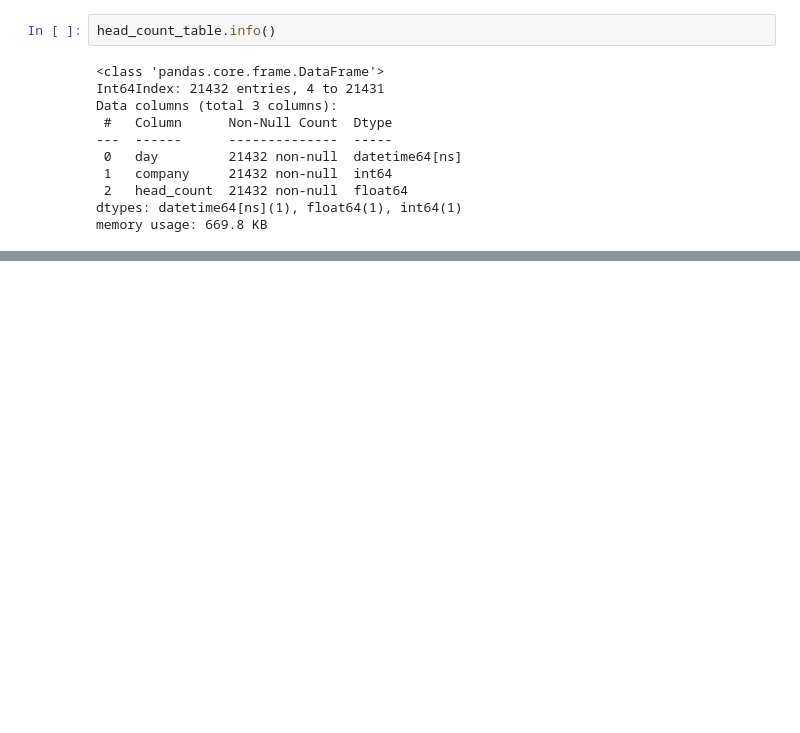
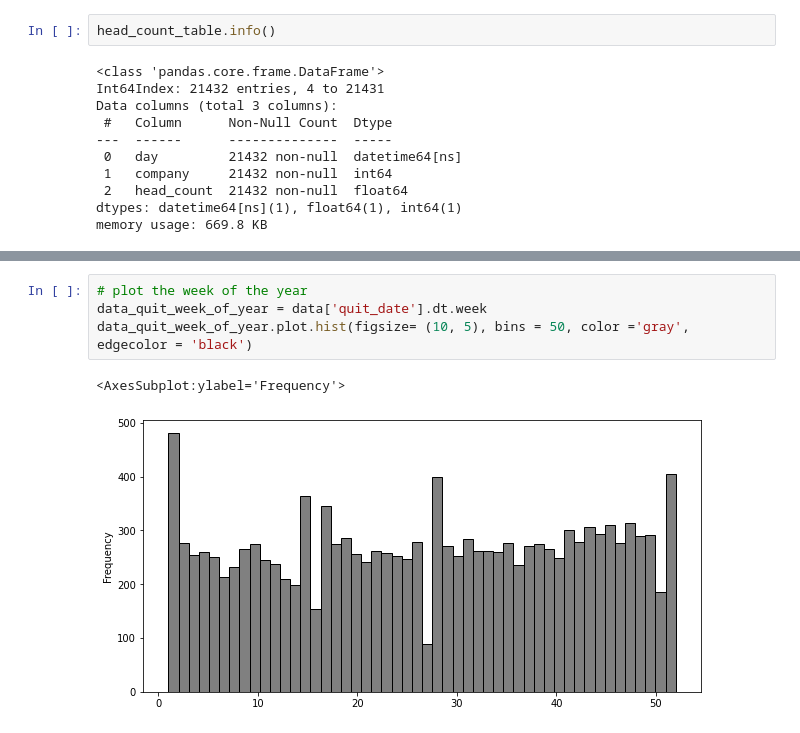
Before and after one commit to menghe2727/data_science, a Jupyter notebook: employee_retention/employee_retention.ipynb, the cells around one changed output, grey strips where cells are left out. Saved outputs shown, nothing was run; the diff lists cells and outputs as text; blank space fills up the shorter version.

```diff
--- a/employee_retention/employee_retention.ipynb
+++ b/employee_retention/employee_retention.ipynb
@@ -244,0 +232,7 @@ employed_length.plot.hist(column=['duration'], figsize = (10,8), bins =100, colo
+# %%
+# plot the week of the year
+data_quit_week_of_year = data['quit_date'].dt.week
+data_quit_week_of_year.plot.hist(figsize= (10, 5), bins = 50, color ='gray', edgecolor = 'black')
+# %% [output]
+<AxesSubplot:ylabel='Frequency'>
+[figure, added]
```
Also changed, not shown: parts of 13 cells of this notebook.
